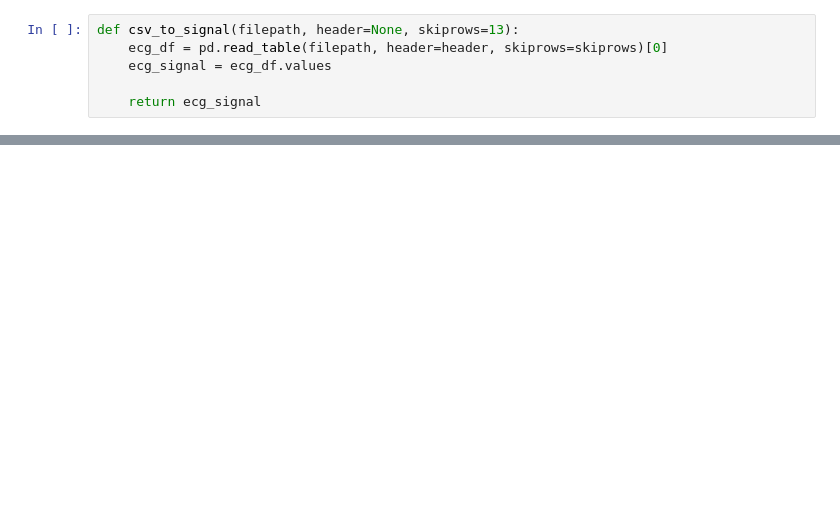
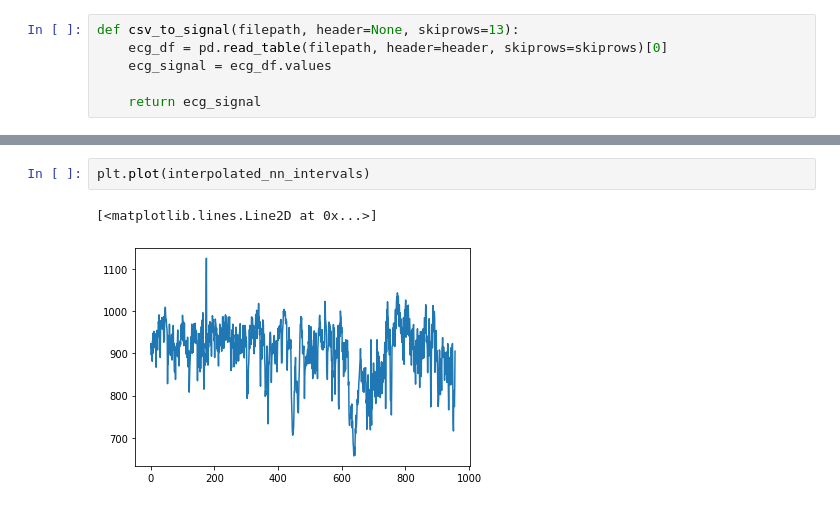
Before and after one commit to tabineko/stress-analysis, a Jupyter notebook: src/ECG_HRV.ipynb, the cells around one changed output, grey strips where cells are left out. Saved outputs shown, nothing was run; the diff lists cells and outputs as text; blank space fills up the shorter version.

```diff
--- a/src/ECG_HRV.ipynb
+++ b/src/ECG_HRV.ipynb
@@ -80,0 +116,5 @@ s = csv_to_signal(filepath)
+# %%
+plt.plot(interpolated_nn_intervals)
+# %% [output]
+[<matplotlib.lines.Line2D at 0x...>]
+[figure, added]
```
Also changed, not shown: parts of 11 cells of this notebook.
